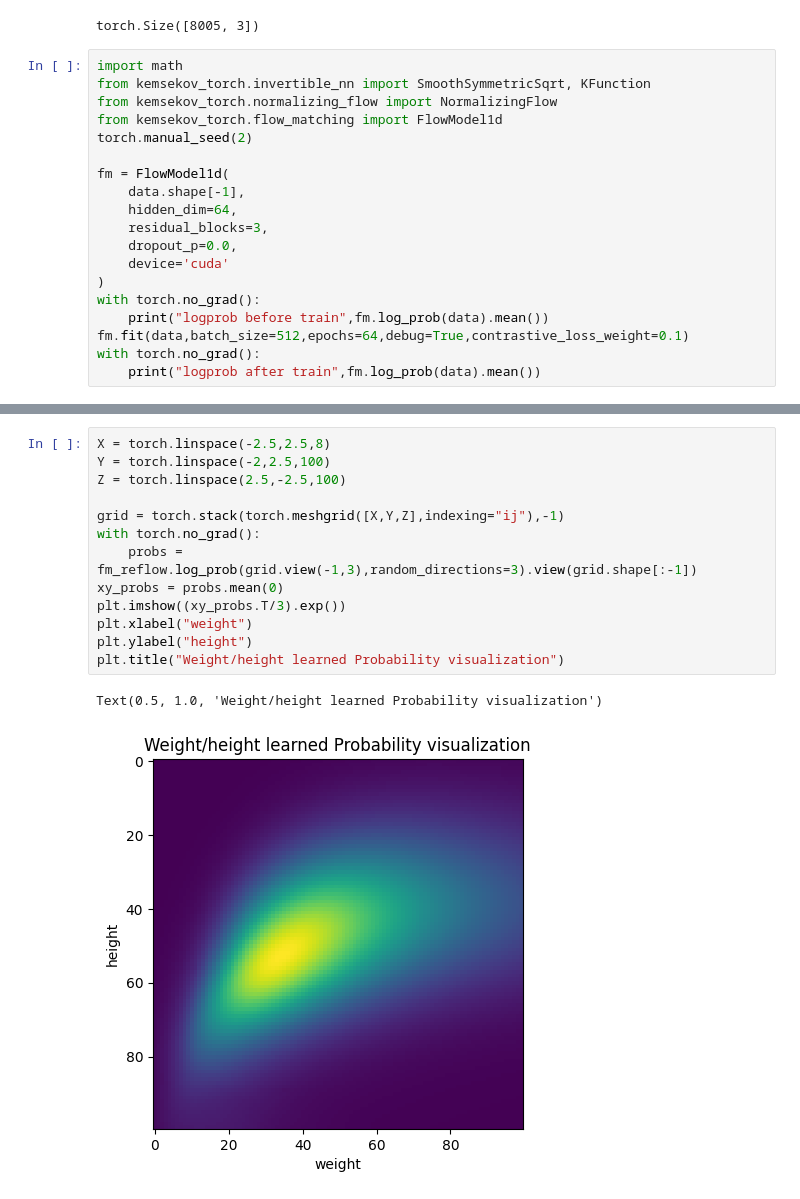
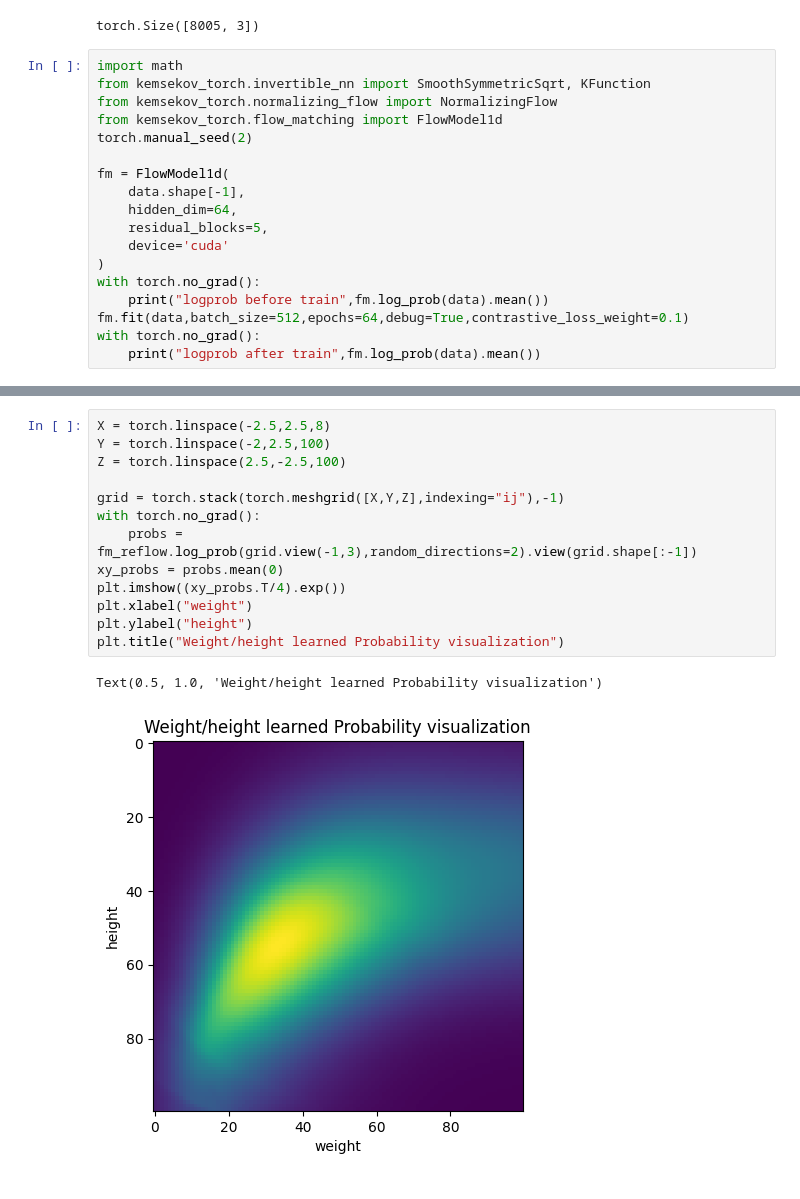
Before and after one commit to Kemsekov/One-Step-Exact-Likelihood-FlowMatching, a Jupyter notebook: run.ipynb, the cells around one changed output, grey strips where cells are left out. Drawn from its saved outputs; the diff is of its cells as text.

```diff
--- a/run.ipynb
+++ b/run.ipynb
@@ -47,8 +47,7 @@ torch.manual_seed(2)
 fm = FlowModel1d(
     data.shape[-1],
     hidden_dim=64,
-    residual_blocks=3,
-    dropout_p=0.0,
+    residual_blocks=5,
     device='cuda'
 )
 with torch.no_grad():
@@ -183,19 +261,19 @@ data_csv.iloc[probs[:10]]
 # %%
 X = torch.linspace(-2.5,2.5,8)
 Y = torch.linspace(-2,2.5,100)
 Z = torch.linspace(2.5,-2.5,100)
 
 grid = torch.stack(torch.meshgrid([X,Y,Z],indexing="ij"),-1)
 with torch.no_grad():
-    probs = fm_reflow.log_prob(grid.view(-1,3),random_directions=3).view(grid.shape[:-1])
+    probs = fm_reflow.log_prob(grid.view(-1,3),random_directions=2).view(grid.shape[:-1])
 xy_probs = probs.mean(0)
-plt.imshow((xy_probs.T/3).exp())
+plt.imshow((xy_probs.T/4).exp())
 plt.xlabel("weight")
 plt.ylabel("height")
 plt.title("Weight/height learned Probability visualization")
 # %% [output]
 Text(0.5, 1.0, 'Weight/height learned Probability visualization')
-[figure, old version]
+[figure, new version]
 # %%
 weight = -1
 height = 1
```
Also changed, not shown: parts of 13 cells of this notebook, 3 other files.
